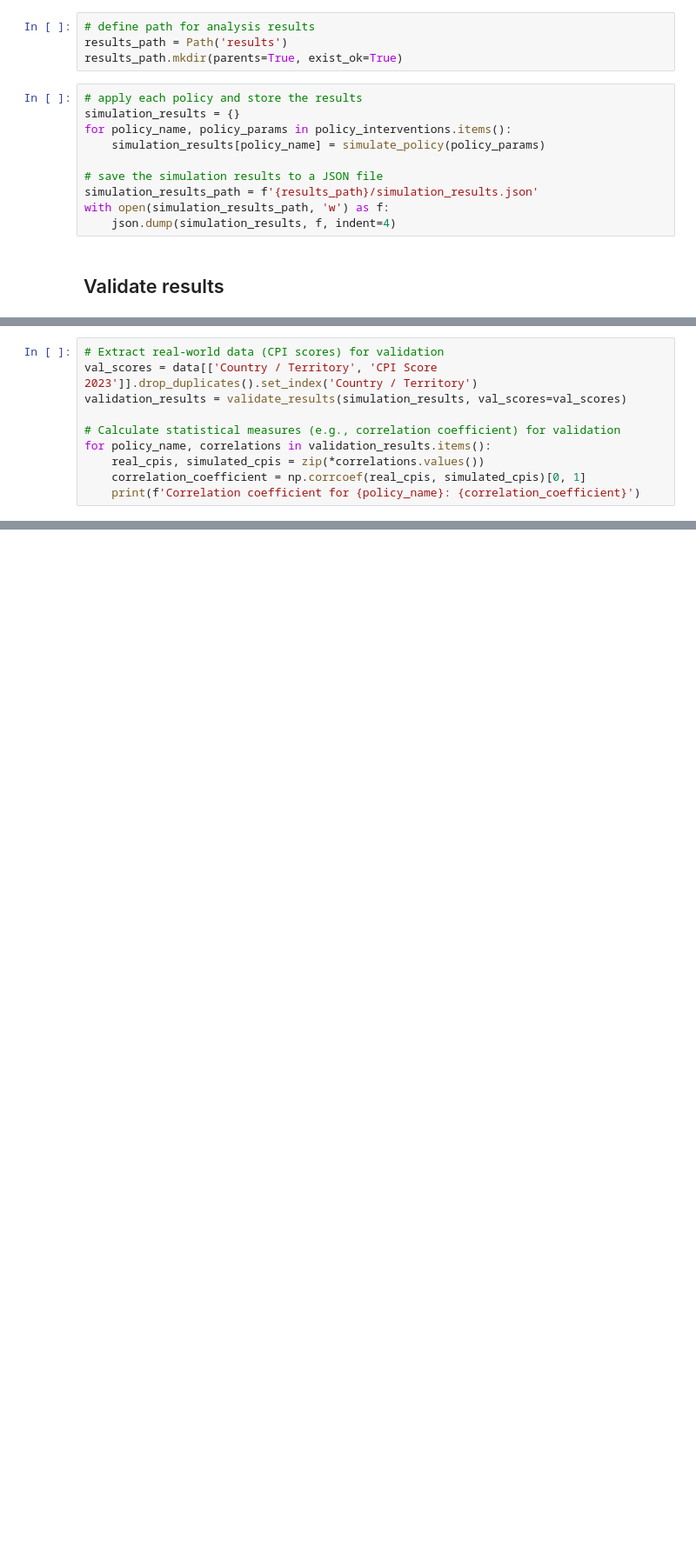
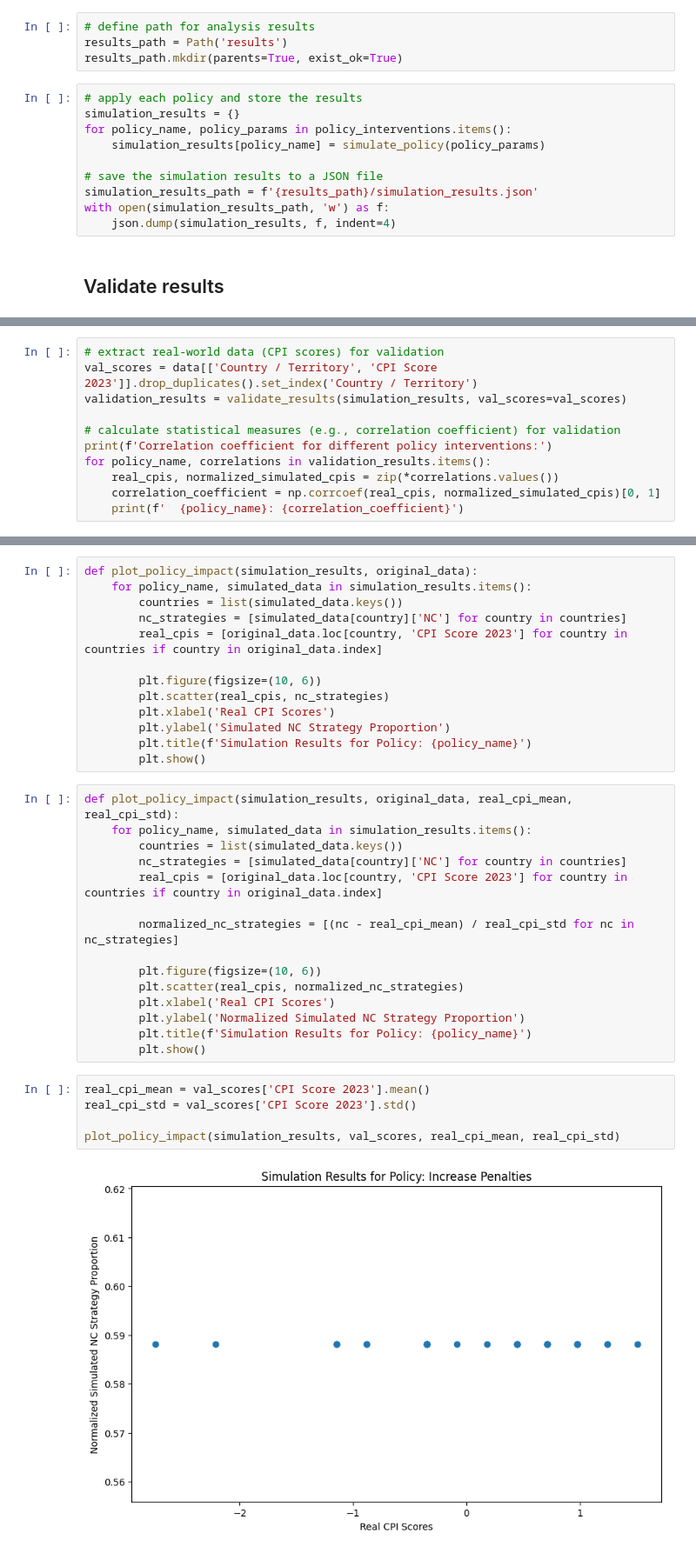
Before and after one commit to marklekina/combating_corruption_with_egt, a Jupyter notebook: analysis.ipynb, the cells around one changed output, grey strips where cells are left out. Shown at 87% size. Drawn from its saved outputs; the diff is of its cells as text; blank space fills up the shorter version.

```diff
--- a/analysis.ipynb
+++ b/analysis.ipynb
@@ -174,12 +184,13 @@ def validate_results(simulation_results, val_scores):
         validation_results[policy_name] = correlation
     return validation_results
 # %%
-# Extract real-world data (CPI scores) for validation
+# extract real-world data (CPI scores) for validation
 val_scores = data[['Country / Territory', 'CPI Score 2023']].drop_duplicates().set_index('Country / Territory')
 validation_results = validate_results(simulation_results, val_scores=val_scores)
 
-# Calculate statistical measures (e.g., correlation coefficient) for validation
+# calculate statistical measures (e.g., correlation coefficient) for validation
+print(f'Correlation coefficient for different policy interventions:')
 for policy_name, correlations in validation_results.items():
-    real_cpis, simulated_cpis = zip(*correlations.values())
-    correlation_coefficient = np.corrcoef(real_cpis, simulated_cpis)[0, 1]
-    print(f'Correlation coefficient for {policy_name}: {correlation_coefficient}')
+    real_cpis, normalized_simulated_cpis = zip(*correlations.values())
+    correlation_coefficient = np.corrcoef(real_cpis, normalized_simulated_cpis)[0, 1]
+    print(f'  {policy_name}: {correlation_coefficient}')
@@ -185,0 +207,35 @@ for policy_name, correlations in validation_results.items():
+# %%
+def plot_policy_impact(simulation_results, original_data):
+    for policy_name, simulated_data in simulation_results.items():
+        countries = list(simulated_data.keys())
+        nc_strategies = [simulated_data[country]['NC'] for country in countries]
+        real_cpis = [original_data.loc[country, 'CPI Score 2023'] for country in countries if country in original_data.index]
+
+        plt.figure(figsize=(10, 6))
+        plt.scatter(real_cpis, nc_strategies)
+        plt.xlabel('Real CPI Scores')
+        plt.ylabel('Simulated NC Strategy Proportion')
+        plt.title(f'Simulation Results for Policy: {policy_name}')
+        plt.show()
+# %%
+def plot_policy_impact(simulation_results, original_data, real_cpi_mean, real_cpi_std):
+    for policy_name, simulated_data in simulation_results.items():
+        countries = list(simulated_data.keys())
+        nc_strategies = [simulated_data[country]['NC'] for country in countries]
+        real_cpis = [original_data.loc[country, 'CPI Score 2023'] for country in countries if country in original_data.index]
+
+        normalized_nc_strategies = [(nc - real_cpi_mean) / real_cpi_std for nc in nc_strategies]
+
+        plt.figure(figsize=(10, 6))
+        plt.scatter(real_cpis, normalized_nc_strategies)
+        plt.xlabel('Real CPI Scores')
+        plt.ylabel('Normalized Simulated NC Strategy Proportion')
+        plt.title(f'Simulation Results for Policy: {policy_name}')
+        plt.show()
+# %%
+real_cpi_mean = val_scores['CPI Score 2023'].mean()
+real_cpi_std = val_scores['CPI Score 2023'].std()
+
+plot_policy_impact(simulation_results, val_scores, real_cpi_mean, real_cpi_std)
+# %% [output]
+[figure, added]
```
Also changed, not shown: parts of 5 cells of this notebook, 1 other file.
